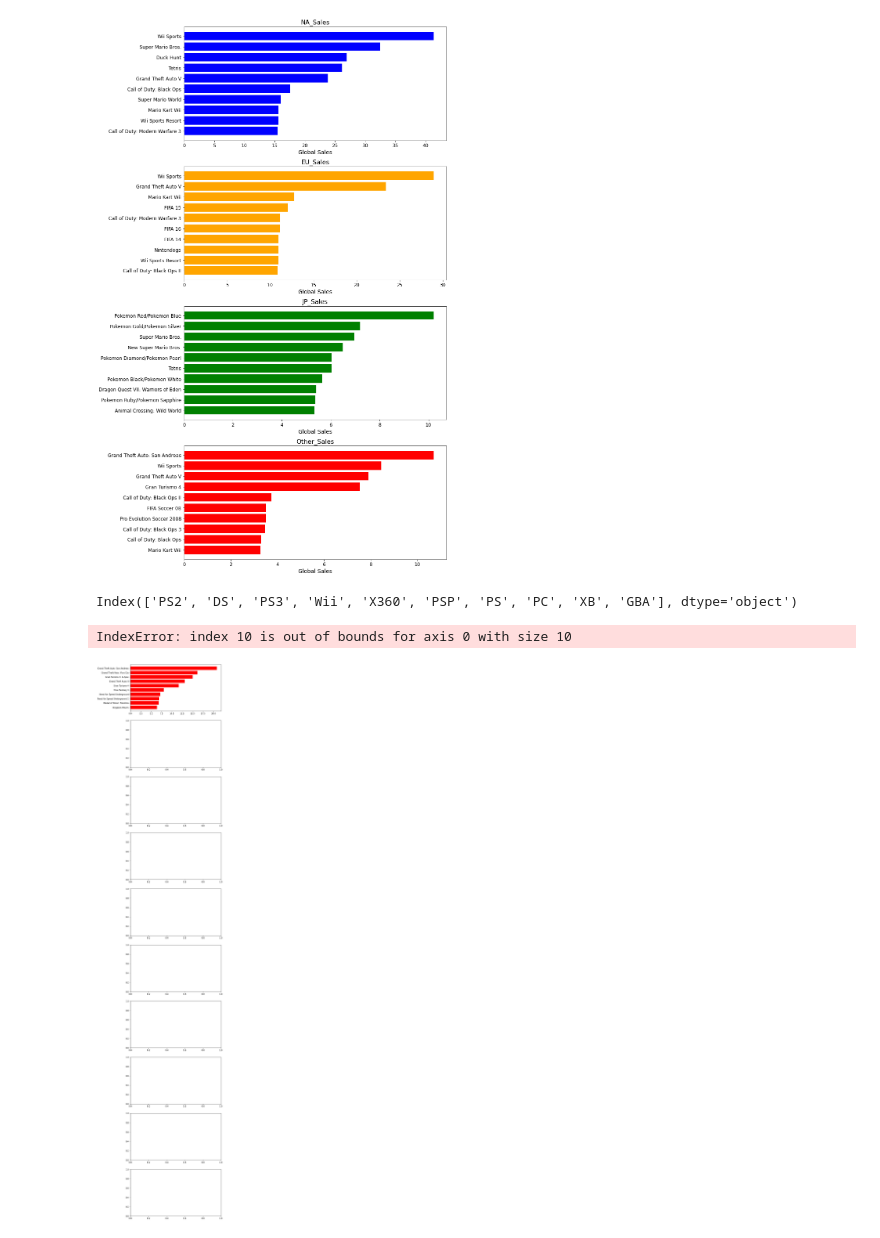
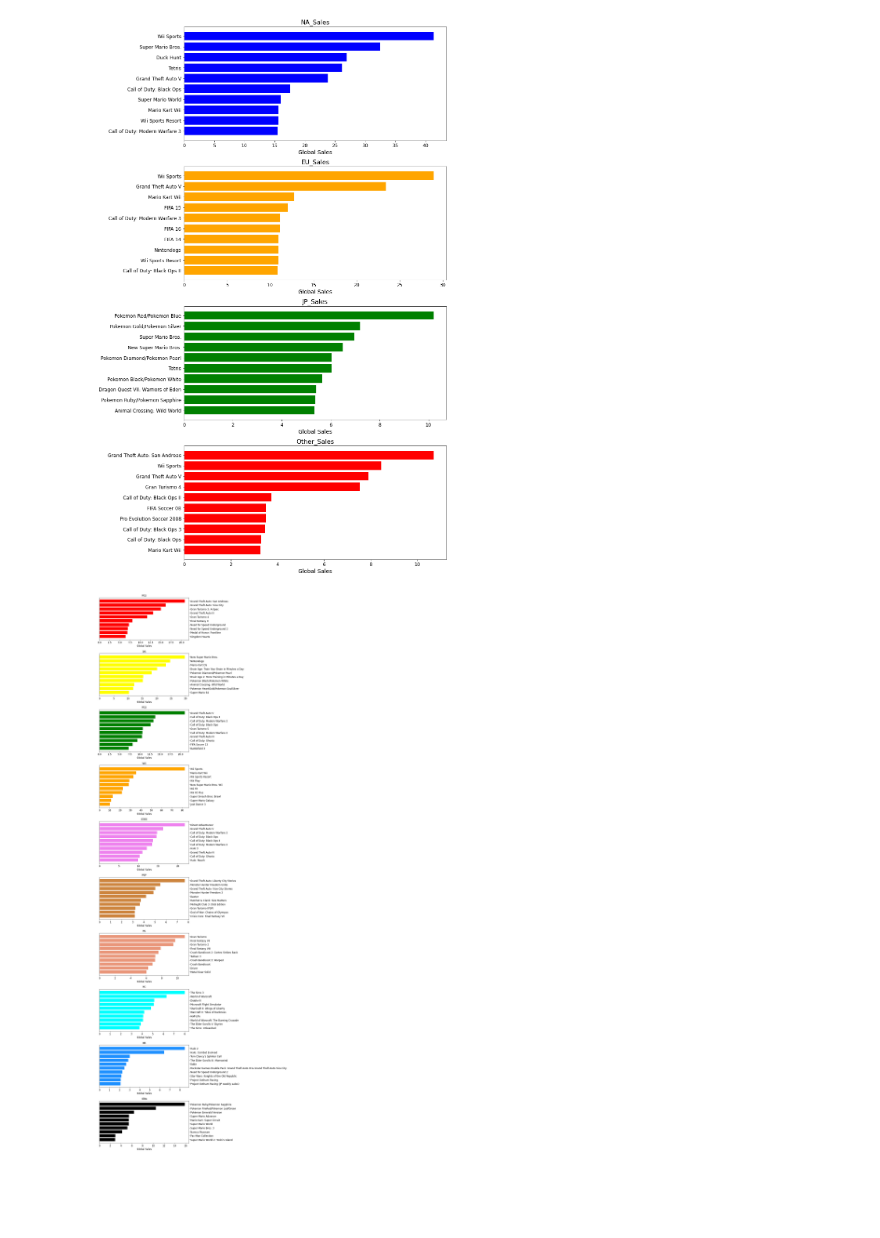
Before and after one commit to fvea/exploratory-data-analysis-video-games-sales, a Jupyter notebook: EDA on Video Games Sales.ipynb, the cells around one changed output. Drawn from its saved outputs; the diff is of its cells as text; code cells hidden in the pictures; blank space fills up the shorter version.

```diff
--- a/EDA on Video Games Sales.ipynb
+++ b/EDA on Video Games Sales.ipynb
@@ -252,26 +252,21 @@ for i in range(4):
 fig.subplots_adjust(hspace=0.23)
 # %% [output]
 [figure]
-# %%
-top_10_platforms
-# %% [output]
-Index(['PS2', 'DS', 'PS3', 'Wii', 'X360', 'PSP', 'PS', 'PC', 'XB', 'GBA'], dtype='object')
 # %%
 # Top 10 games with highest sales for each platform:
 res = vg_sales.groupby('Platform')[['Name', 'Global_Sales']]
 res = res.apply(lambda x: x.sort_values('Global_Sales')[-10:])
 top_10_platforms = platform_sales.index[:10]
 fig, axes = plt.subplots(10, 1, figsize=(8, 50))
 for i in range(10):
     rec = res.loc[top_10_platforms[i]]
     axes[i].barh(rec.Name, rec.Global_Sales, color=colors_genre[i])
-    axes[i].set_title(top_10_platforms[count], fontsize=13)
+    axes[i].set_title(top_10_platforms[i], fontsize=13)
     axes[i].set_xlabel('Global Sales', fontsize=12)
     axes[i].tick_params(axis='x', labelsize=12)
     axes[i].tick_params(axis='y', labelsize=12)
     axes[i].yaxis.set_label_position("right")
     axes[i].yaxis.tick_right()
 fig.subplots_adjust(hspace=0.32)
 # %% [output]
-IndexError: index 10 is out of bounds for axis 0 with size 10
-[figure, old version]
+[figure, new version]
```
Also changed, not shown: 2 other files.
